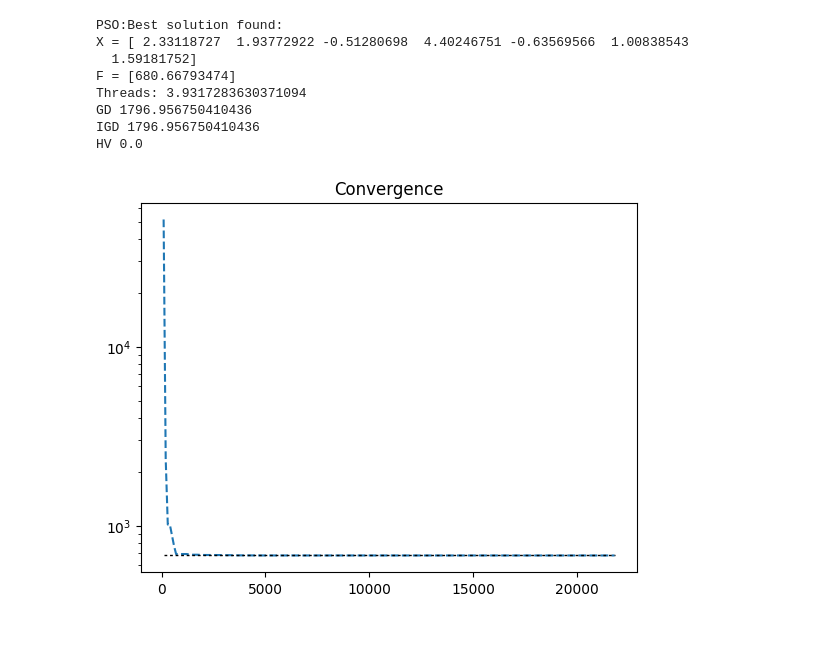
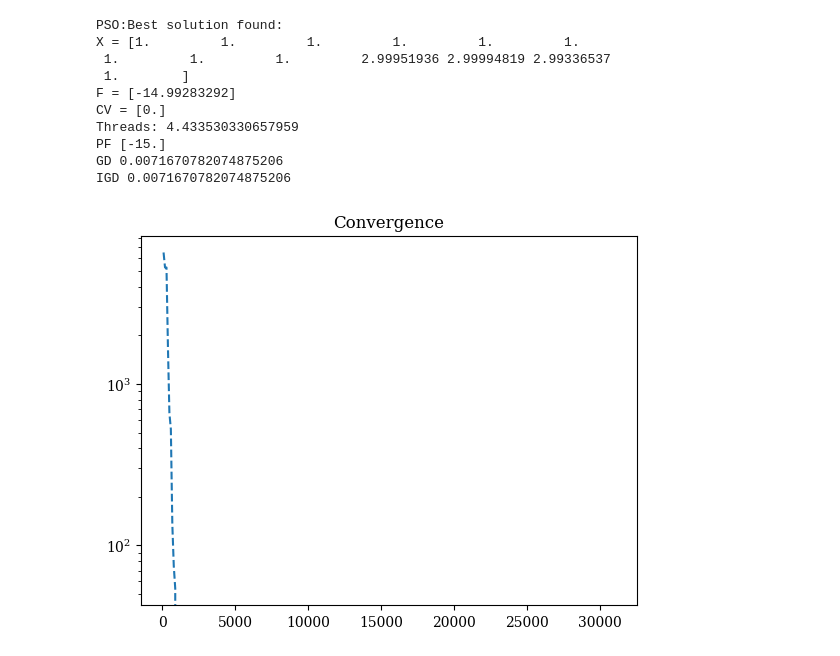
Before and after one commit to koway927/Optimization-Algorithm, a Jupyter notebook: PSO test.ipynb, the cells around one changed output. Saved outputs shown, nothing was run; the diff lists cells and outputs as text; code cells hidden in the pictures.

```diff
--- a/PSO test.ipynb
+++ b/PSO test.ipynb
@@ -43,50 +54,52 @@ class MyCallback(Callback):
 # %%
 
 from pymoo.algorithms.soo.nonconvex.pso import PSO
+from pymoo.algorithms.moo.sms import SMSEMOA
 from pymoo.algorithms.soo.nonconvex.ga import GA
 from pymoo.problems.single import Rastrigin
 
-problem = get_problem("G9")
+problem = get_problem("G1")
 
 
-algorithm = PSO(pop_size=100)
+algorithm = SMSEMOA(pop_size=100)
 
-res = minimize(problem,
+res = minimize(ConstraintsAsPenalty(problem, penalty=100.0),
                algorithm,
                seed=1,
                save_history=True,
                verbose=False)
 
-print("PSO:Best solution found: \nX = %s\nF = %s" % (res.X, res.F))
+print("PSO:Best solution found: \nX = %s\nF = %s\nCV = %s" % (res.X, res.F, res.CV))
 print('Threads:', res.exec_time)
 
 pf = problem.pareto_front()
+print("PF",pf[0])
 ind = GD(pf)
-print("GD", ind(res.X))
+print("GD", ind(res.F))
 ind2 = IGD(pf)
-print("IGD", ind2(res.X))
-ref_point = np.array([1.2, 1.2])
-HV_ind = HV(ref_point=ref_point)
-print("HV", HV_ind(res.X))
+print("IGD", ind2(res.F))
+
 
 n_evals = np.array([e.evaluator.n_eval for e in res.history])
 opt = np.array([e.opt[0].F for e in res.history])
 
 plt.title("Convergence")
 plt.plot(n_evals, opt, "--")
 plt.plot(n_evals, np.repeat(pf[0],len(n_evals)), 'k-', lw=1,dashes=[2, 2])
 plt.yscale("log")
 plt.show()
 # %% [output]
 PSO:Best solution found:
-X = [ 2.33118727  1.93772922 -0.51280698  4.40246751 -0.63569566  1.00838543
-  1.59181752]
-F = [680.66793474]
-Threads: 3.9317283630371094
-GD 1796.956750410436
-IGD 1796.956750410436
-HV 0.0
+X = [1.         1.         1.         1.         1.         1.
+ 1.         1.         1.         2.99951936 2.99994819 2.99336537
+ 1.        ]
+F = [-14.99283292]
+CV = [0.]
+Threads: 4.433530330657959
+PF [-15.]
+GD 0.0071670782074875206
+IGD 0.0071670782074875206
-[figure, old version]
+[figure, new version]
 # %%
 from pymoo.algorithms.soo.nonconvex.ga import GA
 
```
Also changed, not shown: parts of 24 cells of this notebook.
